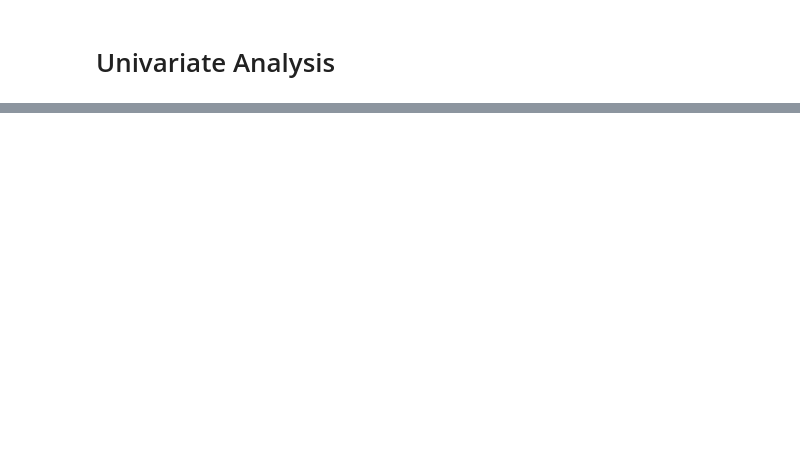
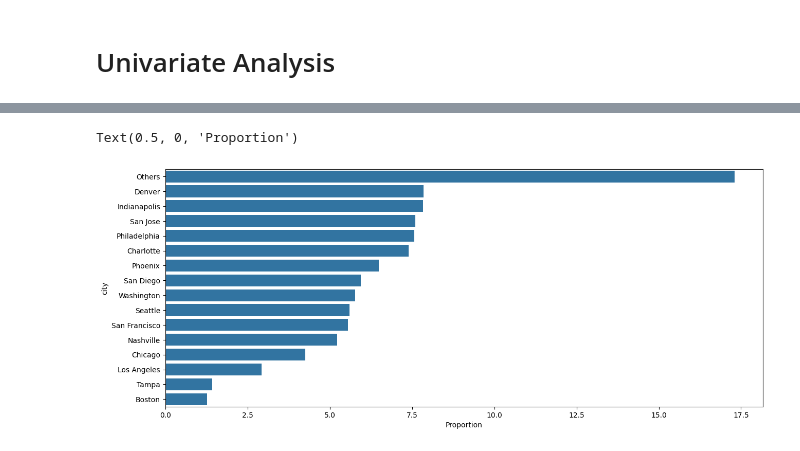
Before and after one commit to srikanthragh06/dataVisualizationCaseStudy, a Jupyter notebook: srikanth_eda.ipynb, the cells around one changed output, grey strips where cells are left out. Cells and saved outputs as stored; diff of their text form; code cells hidden in the pictures; blank space fills up the shorter version.

```diff
--- a/srikanth_eda.ipynb
+++ b/srikanth_eda.ipynb
@@ -75,0 +121,4 @@ Name: count, Length: 142, dtype: float64
+# %%
+les_propor_cities=df["city"].value_counts()[(((df["city"].value_counts()/df["city"].shape[0])*100)<1)].index
+df["city"]=df["city"].apply(lambda x:x if x not in les_propor_cities else "Others")
+df["city"].value_counts()
@@ -75,0 +144,7 @@ Name: count, Length: 142, dtype: float64
+# %%
+fig=plt.figure(figsize=(15,6))
+sns.barplot((df["city"].value_counts()/df.shape[0])*100,orient="h")
+plt.xlabel("Proportion")
+# %% [output]
+Text(0.5, 0, 'Proportion')
+[figure, added]
```
Also changed, not shown: parts of 20 cells of this notebook.
